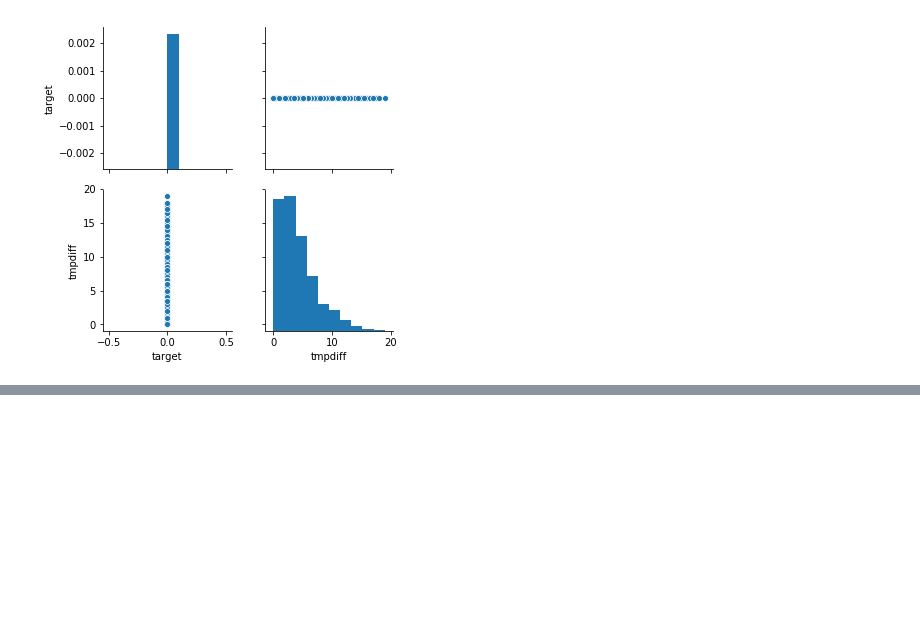
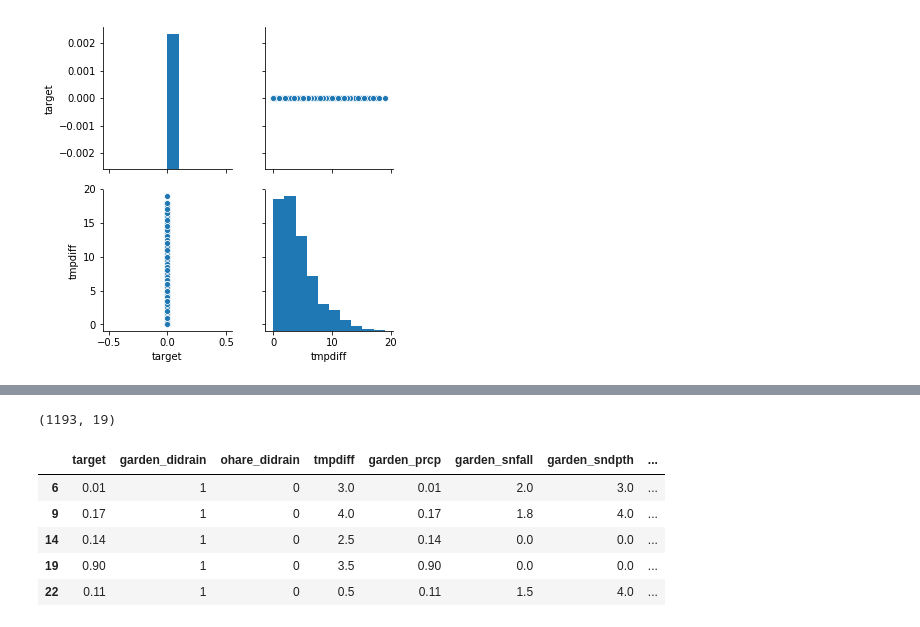
Before and after one commit to BlakeWallace/Lake_Michigan_Influences, a Jupyter notebook: 4_EDA_and_analysis_of_everything.ipynb, the cells around one changed output, grey strips where cells are left out. Drawn from its saved outputs; the diff is of its cells as text; code cells hidden in the pictures; blank space fills up the shorter version.

```diff
--- a/4_EDA_and_analysis_of_everything.ipynb
+++ b/4_EDA_and_analysis_of_everything.ipynb
@@ -1106,0 +1115,9 @@ sns.pairplot(data[['target', 'tmpdiff']]);
+# %%
+data = pd.read_csv('data/merged/garden_ohare_lake/jan011995_dec312018_uncorrelated_but_clean.csv')
+print(data.shape)
+print()
+print(data.columns)
+print()
+print(data.isnull().sum())
+print()
+data.head()
@@ -1106,0 +1148,12 @@ sns.pairplot(data[['target', 'tmpdiff']]);
+# %%
+data = data[(data.garden_didrain == 1) & (data.ohare_didrain == 0)]
+print(data.shape)
+data.head()
+# %% [output]
+(1193, 19)
+|  | target | garden_didrain | ohare_didrain | tmpdiff | garden_prcp | garden_snfall | garden_sndpth | ... |
+| 6 | 0.01 | 1 | 0 | 3.0 | 0.01 | 2.0 | 3.0 | ... |
+| 9 | 0.17 | 1 | 0 | 4.0 | 0.17 | 1.8 | 4.0 | ... |
+| 14 | 0.14 | 1 | 0 | 2.5 | 0.14 | 0.0 | 0.0 | ... |
+| 19 | 0.90 | 1 | 0 | 3.5 | 0.90 | 0.0 | 0.0 | ... |
+| 22 | 0.11 | 1 | 0 | 0.5 | 0.11 | 1.5 | 4.0 | ... |
```
Also changed, not shown: parts of 10 cells of this notebook, 11 other files.
